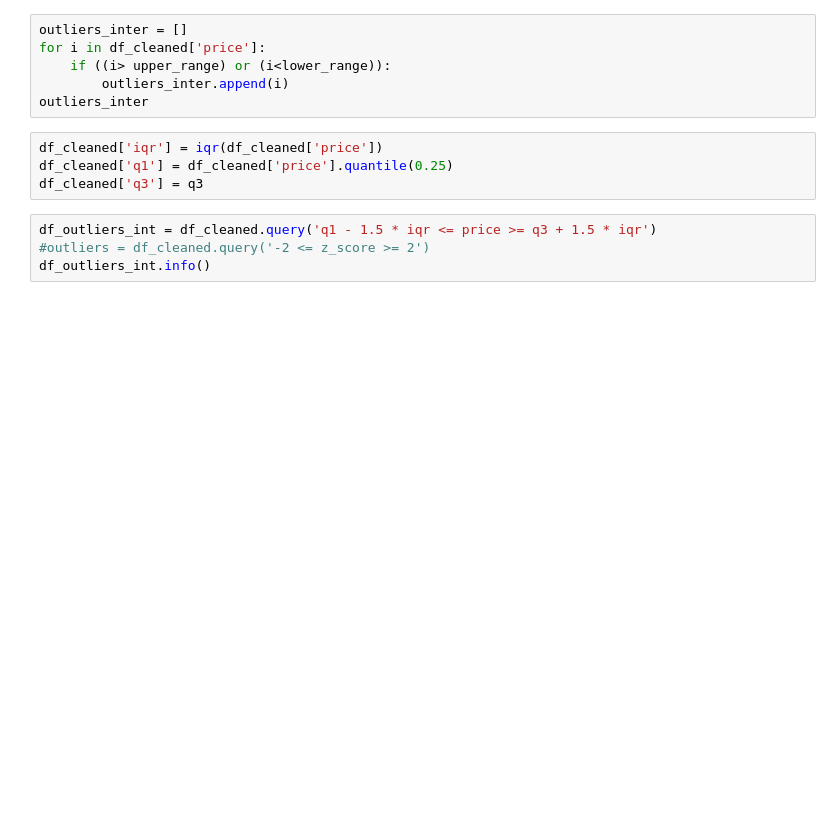
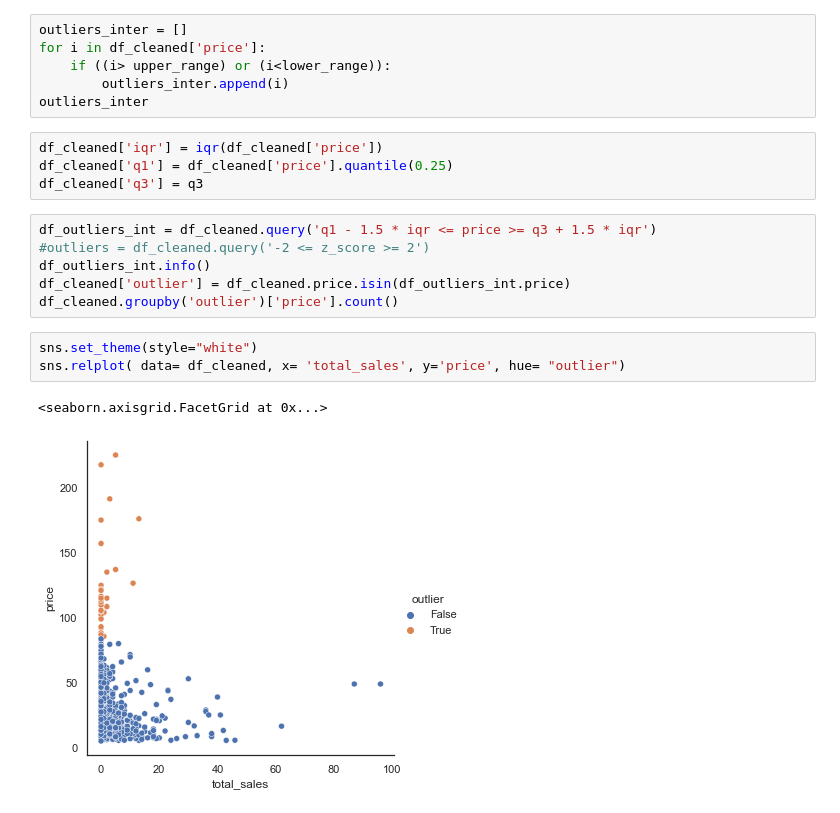
Before and after one commit to Blaise4e/wine_spirit, a Jupyter notebook: wine_spirit_nb.ipynb, the cells around one changed output. Cells and saved outputs as stored; diff of their text form; blank space fills up the shorter version.

```diff
--- a/wine_spirit_nb.ipynb
+++ b/wine_spirit_nb.ipynb
@@ -456,3 +459,11 @@ df_cleaned['q3'] = q3
 df_outliers_int = df_cleaned.query('q1 - 1.5 * iqr <= price >= q3 + 1.5 * iqr')
 #outliers = df_cleaned.query('-2 <= z_score >= 2')
 df_outliers_int.info()
+df_cleaned['outlier'] = df_cleaned.price.isin(df_outliers_int.price)
+df_cleaned.groupby('outlier')['price'].count()
+# %%
+sns.set_theme(style="white")
+sns.relplot( data= df_cleaned, x= 'total_sales', y='price', hue= "outlier")
+# %% [output]
+<seaborn.axisgrid.FacetGrid at 0x...>
+[figure, added]
```
Also changed, not shown: parts of 6 cells of this notebook.
